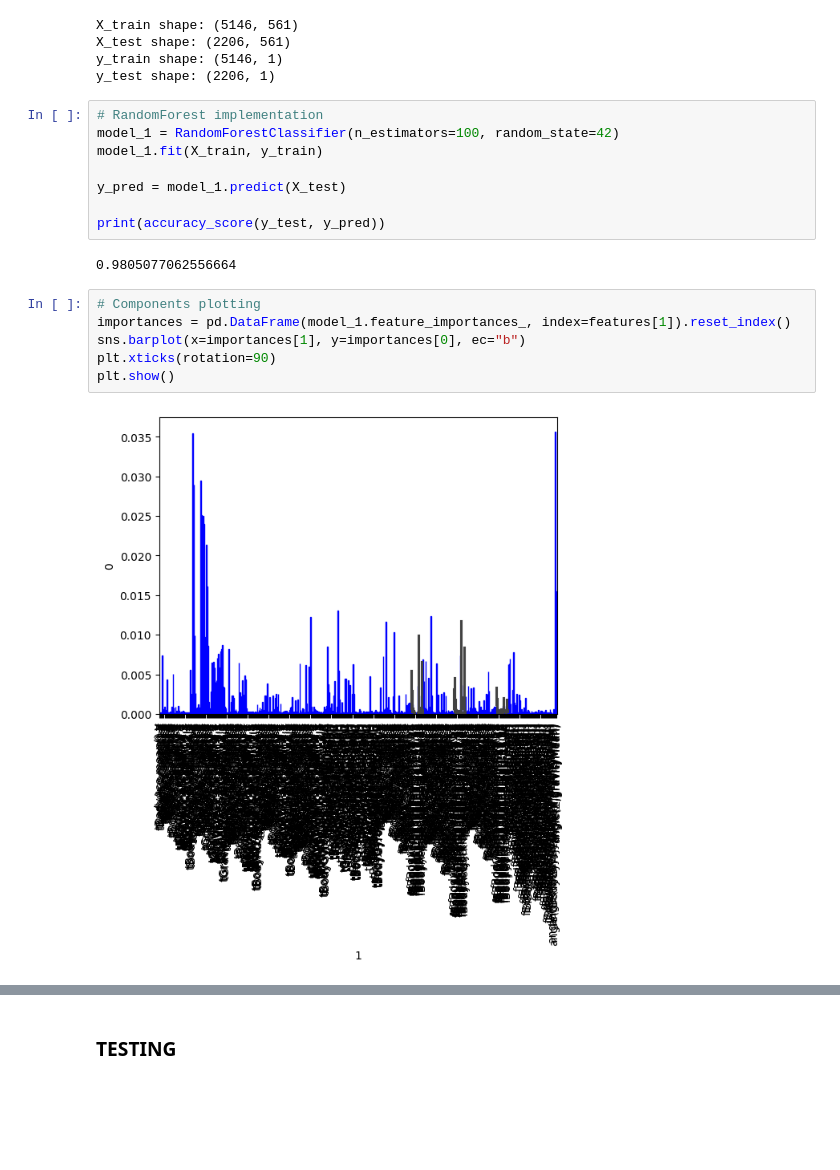
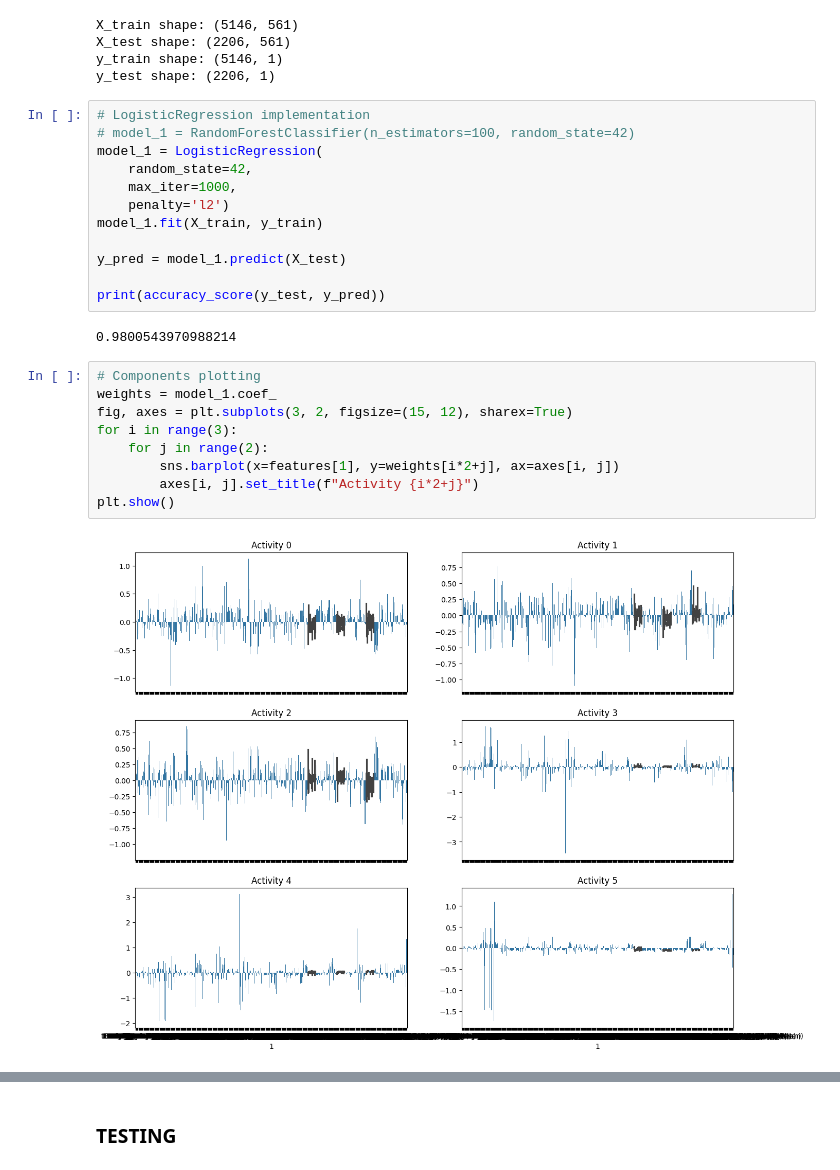
Before and after one commit to benzebra/HAR, a Jupyter notebook: CL/script-cl-sklearn.ipynb, the cells around one changed output, grey strips where cells are left out. Cells and saved outputs as stored; diff of their text form; blank space fills up the shorter version.

Commit message:
regression update centralized model

```diff
--- a/CL/script-cl-sklearn.ipynb
+++ b/CL/script-cl-sklearn.ipynb
@@ -55,20 +56,27 @@ X_test shape: (2206, 561)
 y_train shape: (5146, 1)
 y_test shape: (2206, 1)
 # %%
-# RandomForest implementation
-model_1 = RandomForestClassifier(n_estimators=100, random_state=42)
+# LogisticRegression implementation
+# model_1 = RandomForestClassifier(n_estimators=100, random_state=42)
+model_1 = LogisticRegression(
+    random_state=42,
+    max_iter=1000,
+    penalty='l2')
 model_1.fit(X_train, y_train)
 
 y_pred = model_1.predict(X_test)
 
 print(accuracy_score(y_test, y_pred))
 # %% [output]
-0.9805077062556664
+0.9800543970988214
-# %%
-# Components plotting
-importances = pd.DataFrame(model_1.feature_importances_, index=features[1]).reset_index()
-sns.barplot(x=importances[1], y=importances[0], ec="b")
-plt.xticks(rotation=90)
-plt.show()
-# %% [output]
-[figure, removed]
+# %%
+# Components plotting
+weights = model_1.coef_
+fig, axes = plt.subplots(3, 2, figsize=(15, 12), sharex=True)
+for i in range(3):
+    for j in range(2):
+        sns.barplot(x=features[1], y=weights[i*2+j], ax=axes[i, j])
+        axes[i, j].set_title(f"Activity {i*2+j}")
+plt.show()
+# %% [output]
+[figure, added]
```
Also changed, not shown: parts of 3 cells of this notebook.
